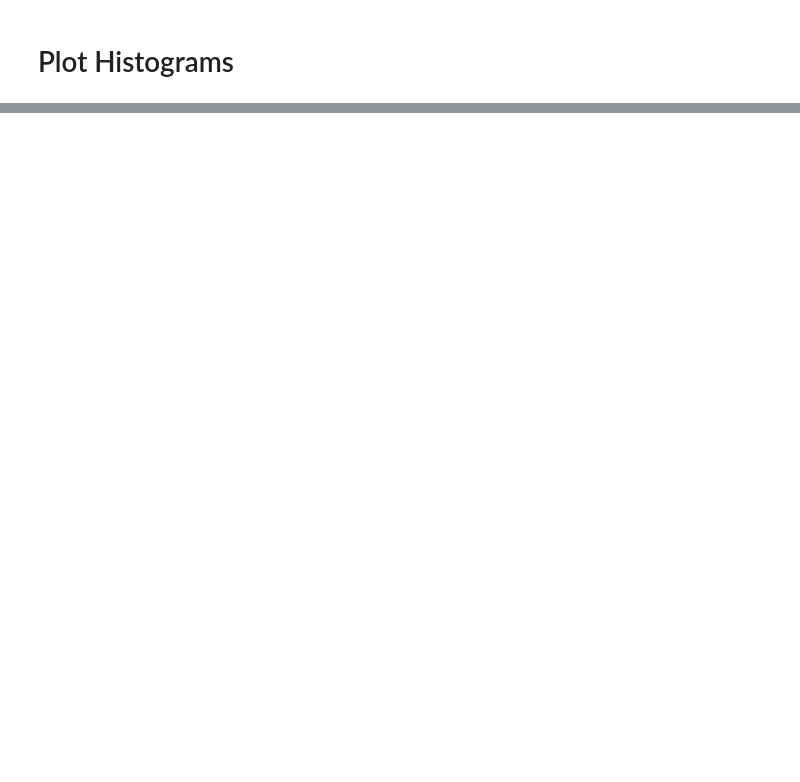
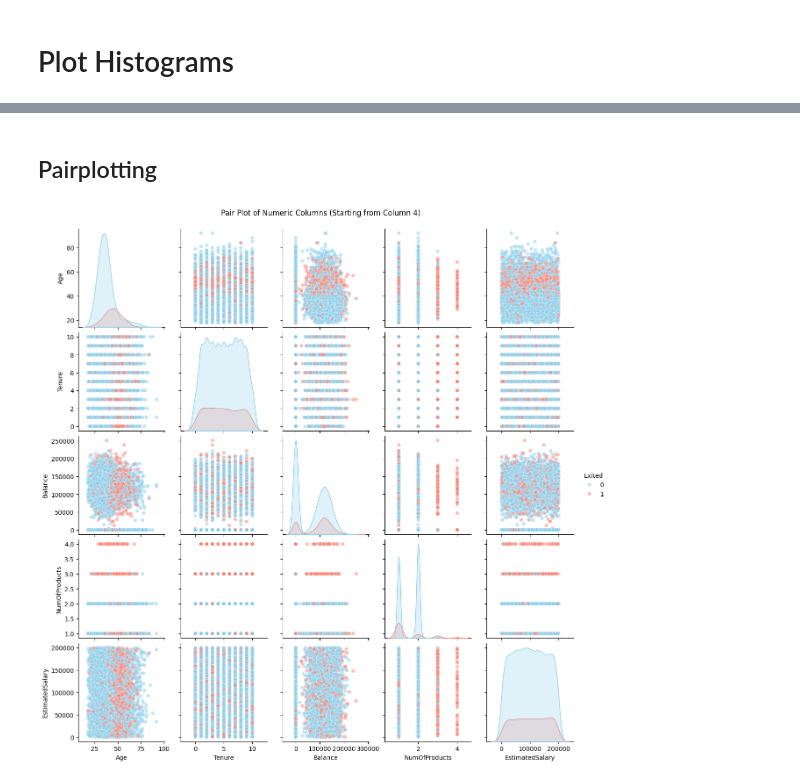
Before and after one commit to manor-s/DS-course-project-4, a Jupyter notebook: EDA/EDA.ipynb, the cells around one changed output, grey strips where cells are left out. Cells and saved outputs as stored; diff of their text form; code cells hidden in the pictures; blank space fills up the shorter version.

```diff
--- a/EDA/EDA.ipynb
+++ b/EDA/EDA.ipynb
@@ -141,0 +160,16 @@ plt.show()
+# %%
+import matplotlib.pyplot as plt
+
+# Select only numeric columns
+numeric_columns = churn.select_dtypes(include=['number']).columns
+
+# Loop through columns from the fourth one onward
+for col in numeric_columns[3:]:  # Starting from the fourth column (index 3)
+  # Check if the column does not contain only 0 and 1 values
+  if not set(churn[col].unique()).issubset({0, 1}):
+    # Create a boxplot
+    plt.figure(figsize=(6, 4))
+    churn.boxplot(column=col)
+    plt.title(f'Boxplot of {col}')
+    plt.ylabel('Value')
+    plt.show()
@@ -141,0 +182,22 @@ plt.show()
+# %% [markdown]
+## Pairplotting
+# %%
+import seaborn as sns
+import pandas as pd
+
+# Select only numeric columns from the fourth column onward
+numeric_columns = churn.select_dtypes(include=['number']).columns[3:]
+
+# Filter out columns with only values 0 and 1
+relevant_columns = [col for col in numeric_columns if not set(churn[col].unique()).issubset({0, 1})]
+
+# Add "Exited" column to the list for coloring and create a DataFrame with relevant columns
+relevant_columns.append("Exited")
+churn_relevant = churn[relevant_columns]
+
+# Create a pair plot with different colors for "Exited" values
+sns.pairplot(churn_relevant, hue="Exited", palette={0: "skyblue", 1: "salmon"}, plot_kws={'alpha': 0.5})
+plt.suptitle('Pair Plot of Numeric Columns (Starting from Column 4)', y=1.02)
+plt.show()
+# %% [output]
+[figure, added]
```
Also changed, not shown: parts of 11 cells of this notebook.
